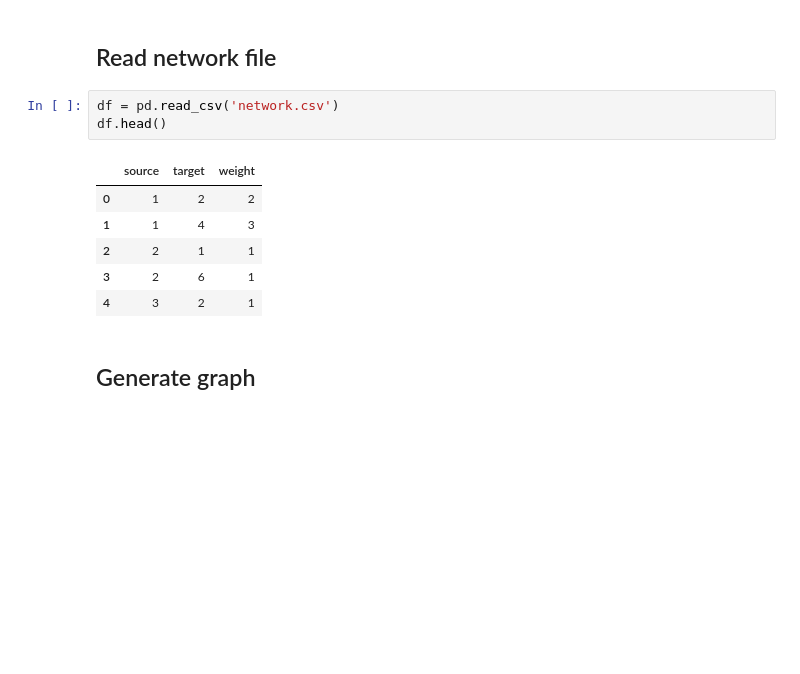
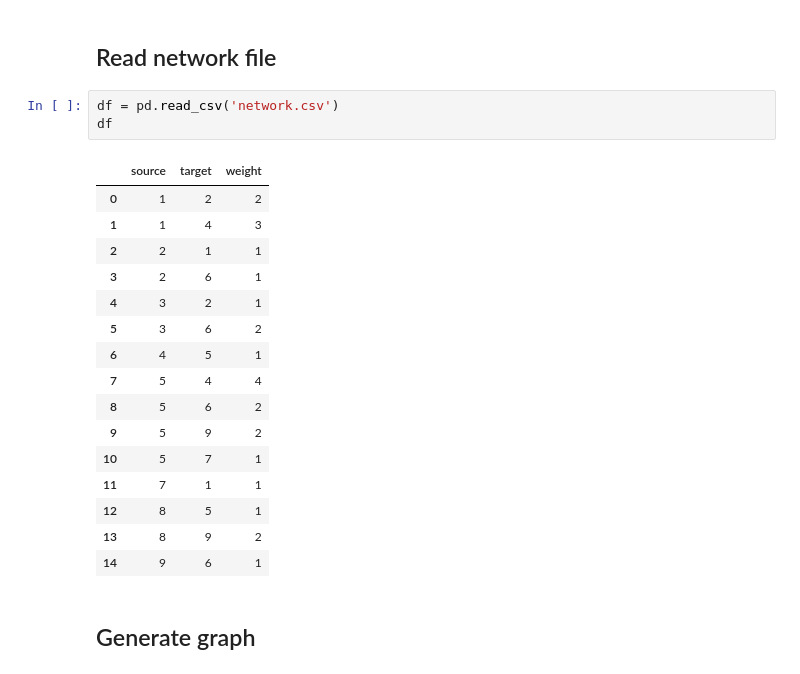
Before and after one commit to GCantergiani/ltc_ltr, a Jupyter notebook: testing/rt-pol-s-testing.ipynb, the cells around one changed output. Cells and saved outputs as stored; diff of their text form; blank space fills up the shorter version.

```diff
--- a/testing/rt-pol-s-testing.ipynb
+++ b/testing/rt-pol-s-testing.ipynb
@@ -13,14 +13,24 @@ from IPython.display import Image
 ## Read network file
 # %%
 df = pd.read_csv('network.csv')
-df.head()
+df
 # %% [output]
 |  | source | target | weight |
 | 0 | 1 | 2 | 2 |
 | 1 | 1 | 4 | 3 |
 | 2 | 2 | 1 | 1 |
 | 3 | 2 | 6 | 1 |
 | 4 | 3 | 2 | 1 |
+| 5 | 3 | 6 | 2 |
+| 6 | 4 | 5 | 1 |
+| 7 | 5 | 4 | 4 |
+| 8 | 5 | 6 | 2 |
+| 9 | 5 | 9 | 2 |
+| 10 | 5 | 7 | 1 |
+| 11 | 7 | 1 | 1 |
+| 12 | 8 | 5 | 1 |
+| 13 | 8 | 9 | 2 |
+| 14 | 9 | 6 | 1 |
 # %% [markdown]
 ## Generate graph
 # %%
```
Also changed, not shown: parts of 4 cells of this notebook, 1 other file.
